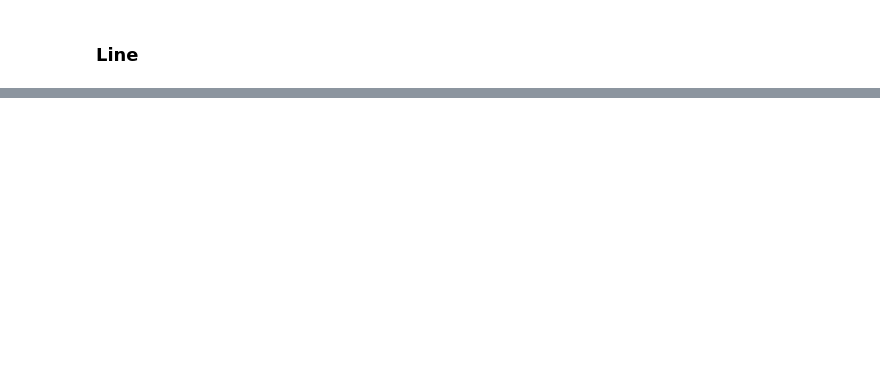
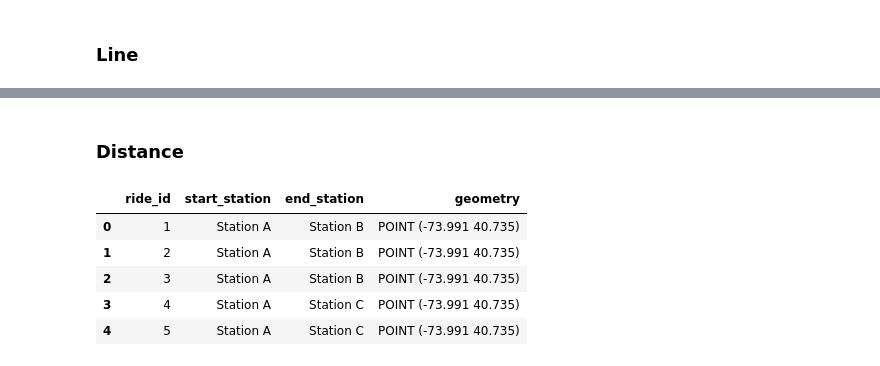
Before and after one commit to VahYavryan/data_analytics_with_phyton, a Jupyter notebook: notebooks/15_geoanalytics.ipynb, the cells around one changed output, grey strips where cells are left out. Saved outputs shown, nothing was run; the diff lists cells and outputs as text; code cells hidden in the pictures; blank space fills up the shorter version.

```diff
--- a/notebooks/15_geoanalytics.ipynb
+++ b/notebooks/15_geoanalytics.ipynb
@@ -255,0 +418,35 @@ m
+# %% [markdown]
+### Distance
+# %%
+import geopandas as gpd
+start_points = gpd.GeoDataFrame(
+    final_df.copy(),
+    geometry=gpd.points_from_xy(
+        final_df['start_lng'],
+        final_df['start_lat']
+    ),
+    crs='EPSG:4326'
+)
+
+end_points = gpd.GeoDataFrame(
+    final_df.copy(),
+    geometry=gpd.points_from_xy(
+        final_df['end_lng'],
+        final_df['end_lat']
+    ),
+    crs="EPSG:4326"
+)
+# %%
+start_points[[
+    "ride_id",
+    "start_station",
+    "end_station",
+    "geometry"
+]].head()
+# %% [output]
+|  | ride_id | start_station | end_station | geometry |
+| 0 | 1 | Station A | Station B | POINT (-73.991 40.735) |
+| 1 | 2 | Station A | Station B | POINT (-73.991 40.735) |
+| 2 | 3 | Station A | Station B | POINT (-73.991 40.735) |
+| 3 | 4 | Station A | Station C | POINT (-73.991 40.735) |
+| 4 | 5 | Station A | Station C | POINT (-73.991 40.735) |
```
Also changed, not shown: parts of 16 cells of this notebook, 12 other files.
